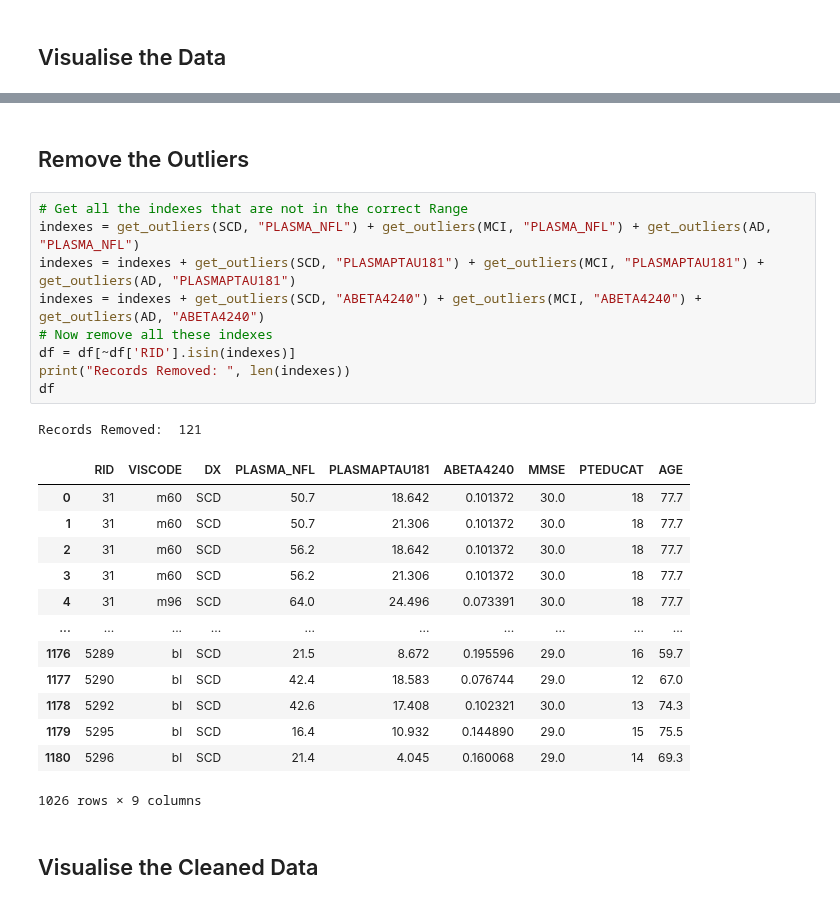
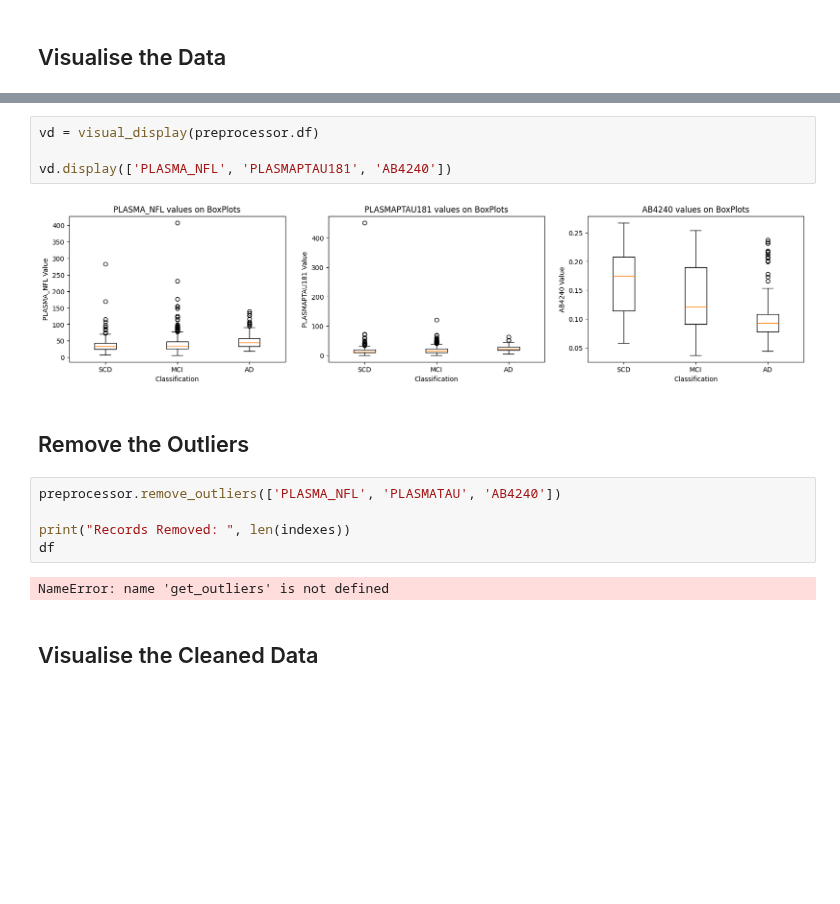
Before and after one commit to danielmakin/NoMoreAlzheimersDisease, a Jupyter notebook: PreProcessing.ipynb, the cells around one changed output, grey strips where cells are left out. Saved outputs shown, nothing was run; the diff lists cells and outputs as text; blank space fills up the shorter version.

Commit message:
Fully Refactored in Pre-Processing, pending errors

```diff
--- a/PreProcessing.ipynb
+++ b/PreProcessing.ipynb
@@ -217,29 +137,18 @@ plt.show()
+# %%
+vd = visual_display(preprocessor.df)
+
+vd.display(['PLASMA_NFL', 'PLASMAPTAU181', 'AB4240'])
+# %% [output]
+[figure, added]
 # %% [markdown]
 ## Remove the Outliers
-# %%
-# Get all the indexes that are not in the correct Range
-indexes = get_outliers(SCD, "PLASMA_NFL") + get_outliers(MCI, "PLASMA_NFL") + get_outliers(AD, "PLASMA_NFL")
-indexes = indexes + get_outliers(SCD, "PLASMAPTAU181") + get_outliers(MCI, "PLASMAPTAU181") + get_outliers(AD, "PLASMAPTAU181")
-indexes = indexes + get_outliers(SCD, "ABETA4240") + get_outliers(MCI, "ABETA4240") + get_outliers(AD, "ABETA4240")
-# Now remove all these indexes
-df = df[~df['RID'].isin(indexes)]
-print("Records Removed: ", len(indexes))
-df
-# %% [output]
-Records Removed:  121
-|  | RID | VISCODE | DX | PLASMA_NFL | PLASMAPTAU181 | ABETA4240 | MMSE | PTEDUCAT | AGE |
-| 0 | 31 | m60 | SCD | 50.7 | 18.642 | 0.101372 | 30.0 | 18 | 77.7 |
-| 1 | 31 | m60 | SCD | 50.7 | 21.306 | 0.101372 | 30.0 | 18 | 77.7 |
-| 2 | 31 | m60 | SCD | 56.2 | 18.642 | 0.101372 | 30.0 | 18 | 77.7 |
-| 3 | 31 | m60 | SCD | 56.2 | 21.306 | 0.101372 | 30.0 | 18 | 77.7 |
-| 4 | 31 | m96 | SCD | 64.0 | 24.496 | 0.073391 | 30.0 | 18 | 77.7 |
-| ... | ... | ... | ... | ... | ... | ... | ... | ... | ... |
-| 1176 | 5289 | bl | SCD | 21.5 | 8.672 | 0.195596 | 29.0 | 16 | 59.7 |
-| 1177 | 5290 | bl | SCD | 42.4 | 18.583 | 0.076744 | 29.0 | 12 | 67.0 |
-| 1178 | 5292 | bl | SCD | 42.6 | 17.408 | 0.102321 | 30.0 | 13 | 74.3 |
-| 1179 | 5295 | bl | SCD | 16.4 | 10.932 | 0.144890 | 29.0 | 15 | 75.5 |
-| 1180 | 5296 | bl | SCD | 21.4 | 4.045 | 0.160068 | 29.0 | 14 | 69.3 |
-1026 rows × 9 columns
+# %%
+preprocessor.remove_outliers(['PLASMA_NFL', 'PLASMATAU', 'AB4240'])
+
+print("Records Removed: ", len(indexes))
+df
+# %% [output]
+NameError: name 'get_outliers' is not defined
 # %% [markdown]
 ## Visualise the Cleaned Data
 # %%
```
Also changed, not shown: parts of 8 cells of this notebook, 1 other file.
